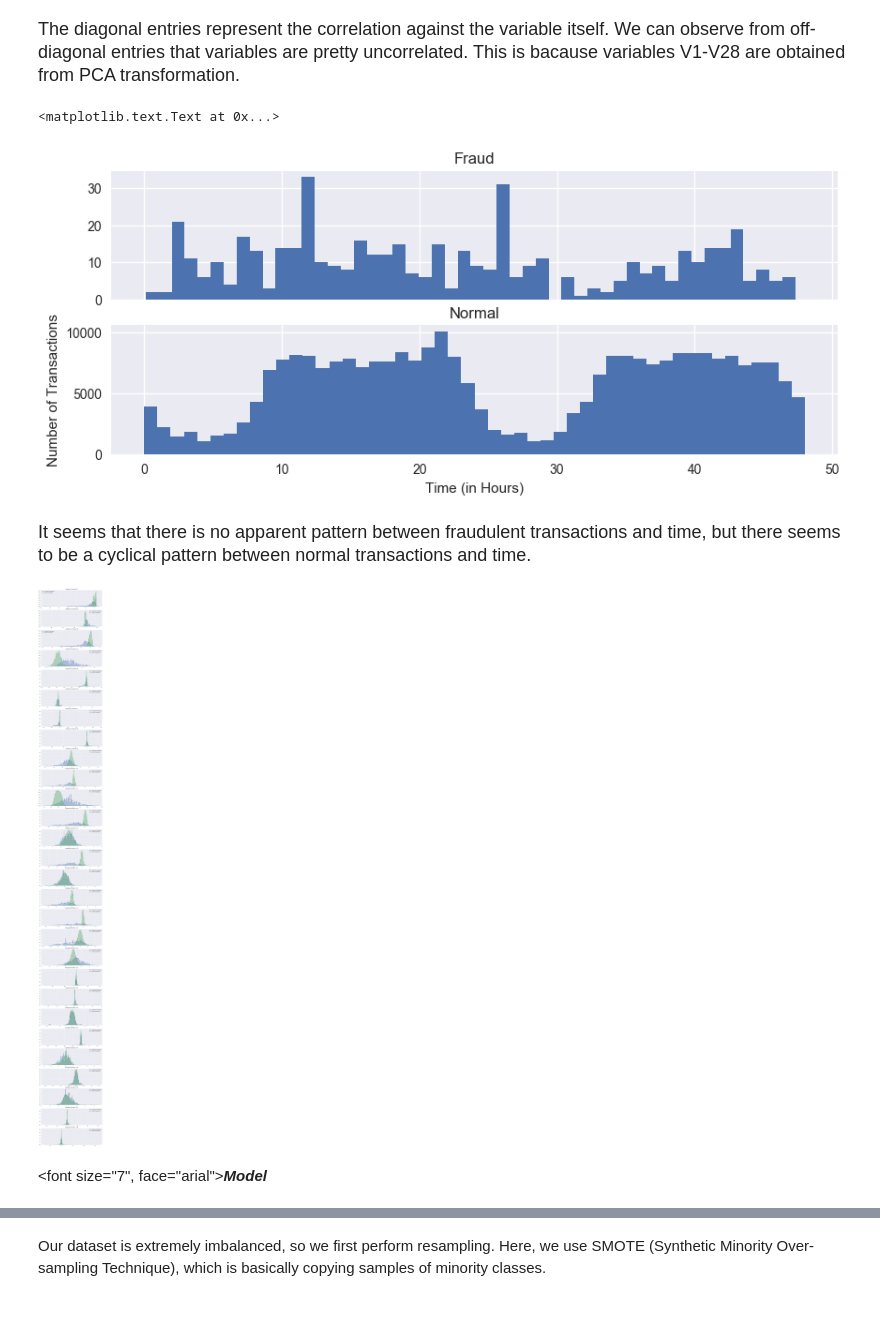
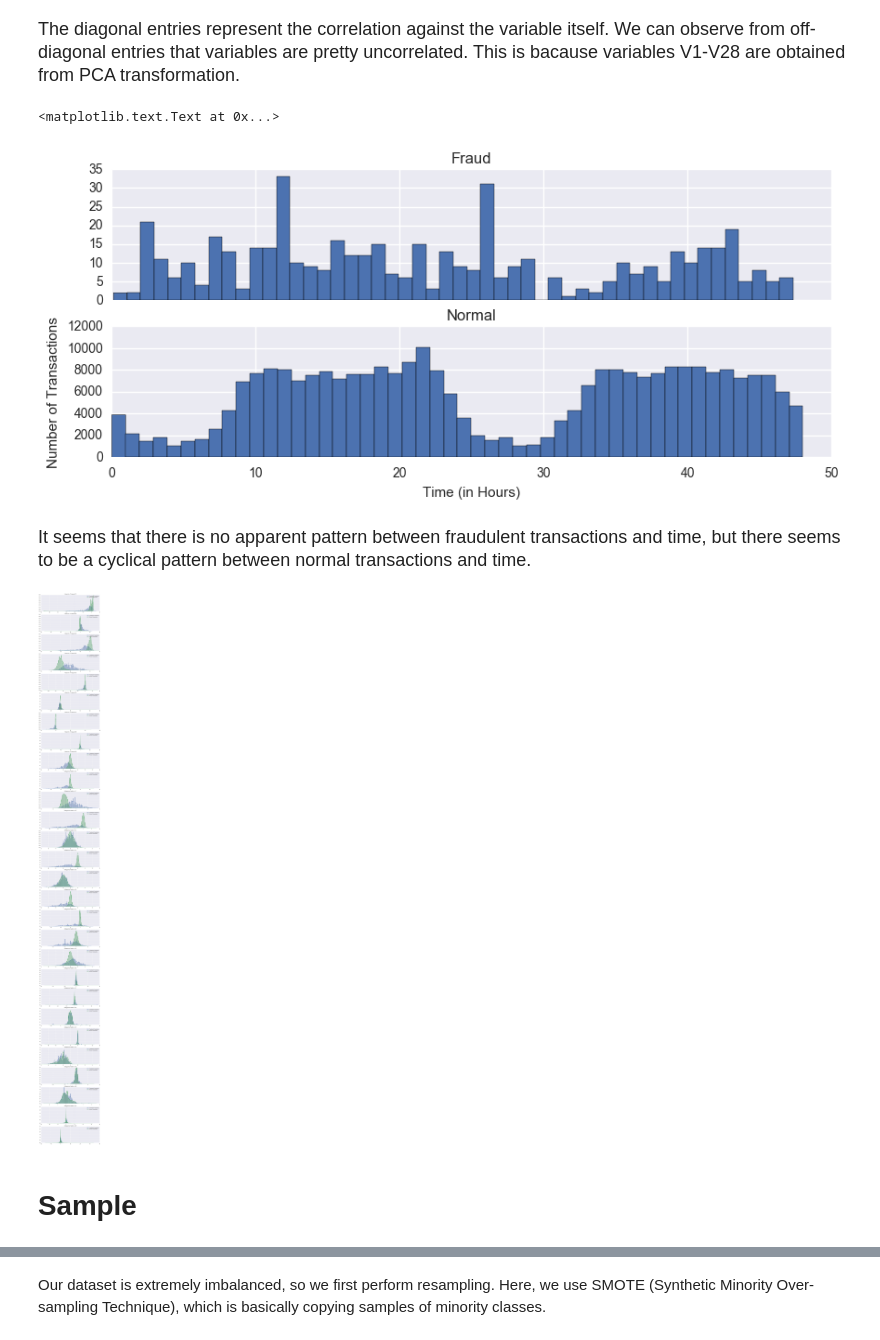
Before and after one commit to guanyu917/Fraud-Detection, a Jupyter notebook: Credit Card Fraud Transaction Detection.ipynb, the cells around one changed output, grey strips where cells are left out. Drawn from its saved outputs; the diff is of its cells as text; code cells hidden in the pictures; blank space fills up the shorter version.

```diff
--- a/Credit Card Fraud Transaction Detection.ipynb
+++ b/Credit Card Fraud Transaction Detection.ipynb
@@ -11,5 +20,5 @@ import matplotlib.gridspec as gridspec
 # Inline graph demonstration.
 %matplotlib inline
 # %%
-creditcard = pd.read_csv("/Users/ray/Google Drive/STA 141C/creditcard.csv")
+data = pd.read_csv("/Users/Aaron/Desktop/STA141C/Final Project/creditcard.csv")
 # %% [markdown]
@@ -122,38 +131,36 @@ sns.heatmap(creditcard.corr(method = "pearson"))
 # %%
 # Plot the number of transactions against time.
 
 f, (ax1, ax2) = plt.subplots(2, 1, sharex = True, figsize = (10, 4), dpi = 100)
 
 bins = 50
 
-ax1.hist(creditcard.Time[creditcard.Class == 1]/3600, bins = bins)
+ax1.hist(data.Time[data.Class == 1] / 3600, bins = bins)
 ax1.set_title("Fraud")
 
-ax2.hist(creditcard.Time[creditcard.Class == 0]/3600, bins = bins)
+ax2.hist(data.Time[data.Class == 0] / 3600, bins = bins)
 ax2.set_title("Normal")
 
 plt.xlabel("Time (in Hours)")
 plt.ylabel("Number of Transactions")
 # %% [output]
 <matplotlib.text.Text at 0x...>
-[figure, old version]
+[figure, new version]
 # %% [markdown]
 <font size="4">It seems that there is no apparent pattern between fraudulent transactions and time, but there seems to be a cyclical pattern between normal transactions and time.</font>
 # %%
 # Plot the distribution of variables for normal transactions and fraudulent transactions, respectively.
 
-v_features = creditcard.iloc[:, 1:-2].columns
+v_features = data.iloc[:, 1:-2].columns
 
 plt.figure(figsize = (12, 28*4), dpi = 100)
 gs = gridspec.GridSpec(28, 1)
-for i, feature in enumerate(creditcard[v_features]):
+for i, feature in enumerate(data[v_features]):
     ax = plt.subplot(gs[i])
-    sns.distplot(creditcard[feature][creditcard.Class == 1], bins = 50, label = "Fraudulent Transactions")
-    sns.distplot(creditcard[feature][creditcard.Class == 0], bins = 50, label = "Normal Transactions")
+    sns.distplot(data[feature][data.Class == 1], bins = 50, label ="Fraudulent Transactions")
+    sns.distplot(data[feature][data.Class == 0], bins = 50, label ="Normal Transactions")
     ax.set_xlabel("")
     ax.set_title("Histogram of Feature: "+str(feature))
     plt.legend()
 # %% [output]
-[figure, old version]
+[figure, new version]
-# %% [markdown]
-<font size="7", face="arial"><i><strong>Model</strong></i></font>
@@ -168,0 +167,2 @@ import itertools
+# %% [markdown]
+# Sample
```
Also changed, not shown: parts of 30 cells of this notebook.
